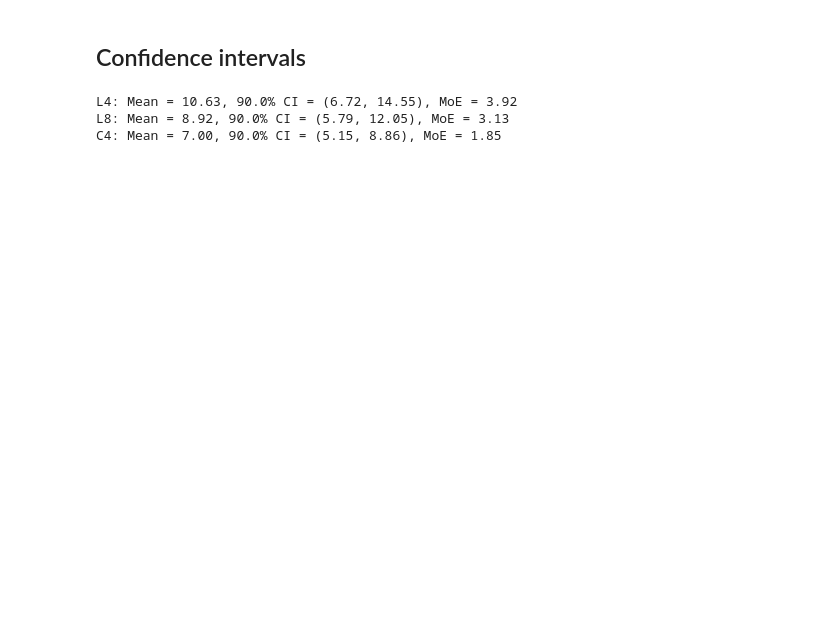
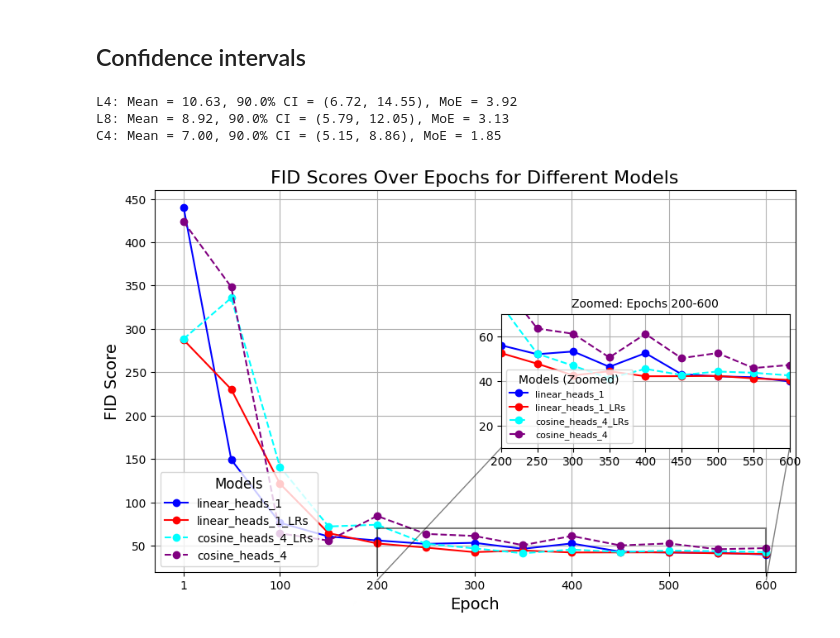
Before and after one commit to jonathansim/reproducing_DDPM, a Jupyter notebook: plots_for_report.ipynb, the cells around one changed output. Cells and saved outputs as stored; diff of their text form; code cells hidden in the pictures; blank space fills up the shorter version.

```diff
--- a/plots_for_report.ipynb
+++ b/plots_for_report.ipynb
@@ -225,3 +227,75 @@ for i, (exp, stats) in enumerate(ci_results.items()):
 L4: Mean = 10.63, 90.0% CI = (6.72, 14.55), MoE = 3.92
 L8: Mean = 8.92, 90.0% CI = (5.79, 12.05), MoE = 3.13
 C4: Mean = 7.00, 90.0% CI = (5.15, 8.86), MoE = 1.85
+# %%
+import matplotlib.pyplot as plt
+from mpl_toolkits.axes_grid1.inset_locator import inset_axes
+
+# Data
+epochs = [1, 50, 100, 150, 200, 250, 300, 350, 400, 450, 500, 550, 600]
+fid_scores = {
+    "linear_heads_1": [440.27, 149.08, 76.35, 60.51, 55.95, 51.98, 53.19, 46.31, 52.46, 43.01, 42.04, 41.63, 39.74],
+    "linear_heads_1_LRs": [287.35, 230.26, 121.47, 64.45, 52.46, 47.71, 42.46, 44.33, 42.07, 42.11, 42.22, 41.11, 40.41],
+    "cosine_heads_4_LRs": [288.42, 335.76, 140.98, 72.07, 74.07, 52.19, 46.78, 41.15, 45.39, 42.65, 44.19, 43.65, 42.43],
+    "cosine_heads_4": [423.54, 348.25, 64.13, 55.78, 84.19, 63.50, 61.13, 50.51, 61.08, 50.21, 52.48, 45.76, 47.13],
+}
+
+# Define a color palette for each group
+linear_colors = ["blue", "red", "green"]  # Colors for linear
+cosine_colors = ["purple", "orange", "cyan"]  # Colors for cosine
+
+# Define line styles for distinction
+line_styles = {
+    "linear": "-",
+    "cosine": "--",
+}
+
+# Create main plot
+fig, ax = plt.subplots(figsize=(10, 6))
+for i, (model, scores) in enumerate(fid_scores.items()):
+    if "linear" in model:
+        color = linear_colors[i % len(linear_colors)]
+        linestyle = line_styles["linear"]
+    elif "cosine" in model:
+        color = cosine_colors[i % len(cosine_colors)]
+        linestyle = line_styles["cosine"]
+    else:
+        color = "gray"
+        linestyle = "-"
+    ax.plot(epochs, scores, marker="o", label=model, color=color, linestyle=linestyle)
+
+ax.set_title("FID Scores Over Epochs for Different Models", fontsize=16)
+ax.set_xlabel("Epoch", fontsize=14)
+ax.set_ylabel("FID Score", fontsize=14)
+ax.set_xticks(epochs[::2])  # Show every other epoch on the x-axis for readability
+ax.legend(title="Models", title_fontsize=12, fontsize=10, loc="lower left")
+ax.grid()
+
+# Create inset zoomed plot
+inset_ax = inset_axes(ax, width="45%", height="35%", loc="center right")  # Inset size and position
+for i, (model, scores) in enumerate(fid_scores.items()):
+    if "linear" in model:
+        color = linear_colors[i % len(linear_colors)]
+        linestyle = line_styles["linear"]
+    elif "cosine" in model:
+        color = cosine_colors[i % len(cosine_colors)]
+        linestyle = line_styles["cosine"]
+    else:
+        color = "gray"
+        linestyle = "-"
+    inset_ax.plot(epochs, scores, marker="o", label=model, color=color, linestyle=linestyle)
+
+inset_ax.set_xlim(200, 600)  # Zoom in on epochs 200 to 600
+inset_ax.set_ylim(10, 70)  # Adjust Y-axis to focus on the zoomed data range
+inset_ax.set_title("Zoomed: Epochs 200-600", fontsize=10)
+inset_ax.grid()
+
+# Add legend to the inset
+inset_ax.legend(title="Models (Zoomed)", title_fontsize=10, fontsize=8)
+
+# Highlight inset region
+ax.indicate_inset_zoom(inset_ax, edgecolor="black", linewidth=1.5)
+
+plt.show()
+# %% [output]
+[figure, added]
```
Also changed, not shown: parts of 2 cells of this notebook, 1 other file.
